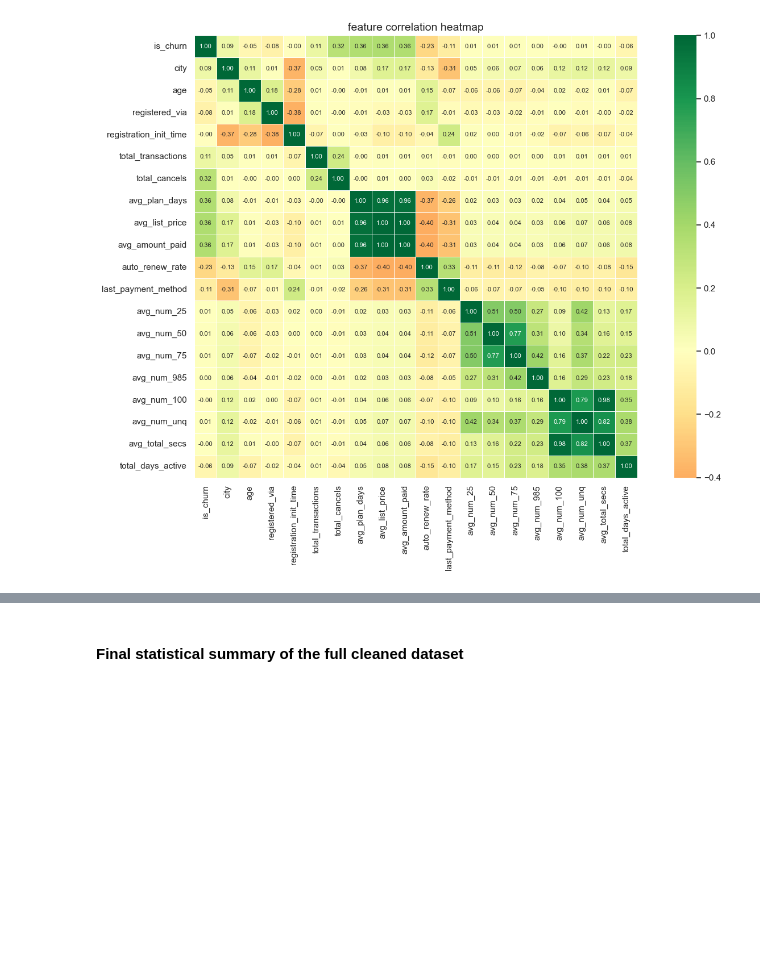
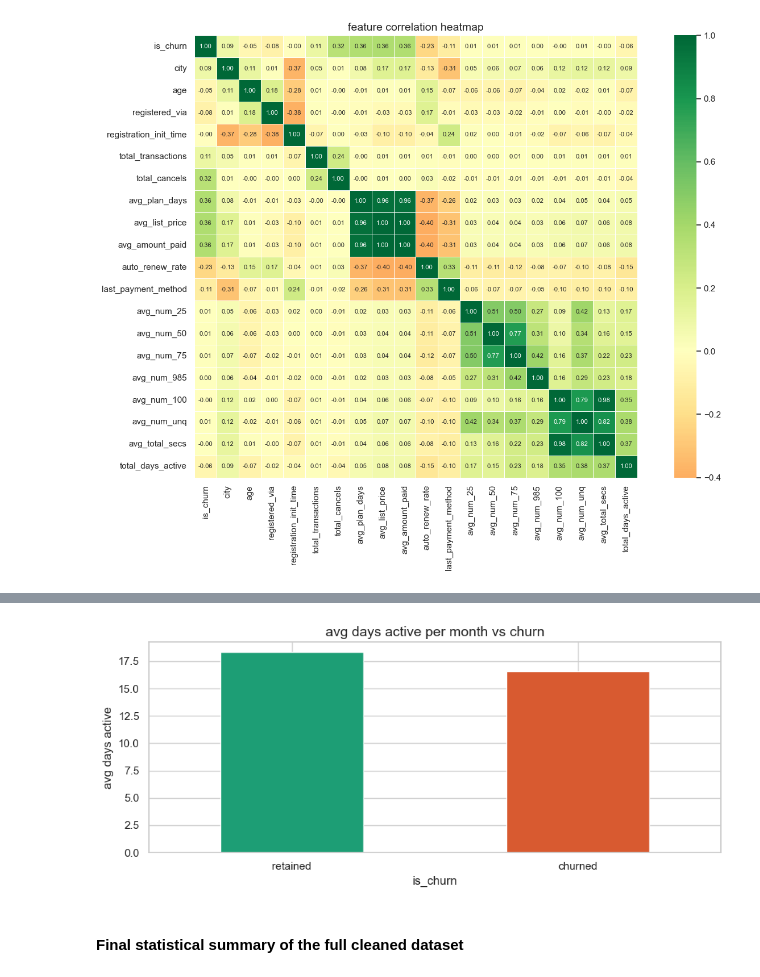
Before and after one commit to thm-msror/kkbox-churn-prediction, a Jupyter notebook: notebooks/01_EDA.ipynb, the cells around one changed output, grey strips where cells are left out. Drawn from its saved outputs; the diff is of its cells as text; code cells hidden in the pictures; blank space fills up the shorter version.

Commit message:
feat(eda): add Chart 8 — total_days_active vs churn to support 38% engagement drop claim

```diff
--- a/notebooks/01_EDA.ipynb
+++ b/notebooks/01_EDA.ipynb
@@ -790,3 +797,15 @@ plt.show()
+# %%
+plt.figure(figsize=(9, 4))
+df.groupby('is_churn')['total_days_active'].mean().plot(
+    kind='bar', color=['#1D9E75', '#D85A30'], edgecolor='white', rot=0)
+plt.title('avg days active per month vs churn')
+plt.xticks([0, 1], ['retained', 'churned'])
+plt.ylabel('avg days active')
+plt.tight_layout()
+plt.savefig('../Visualizations/plot_days_active_vs_churn.png', dpi=150, bbox_inches='tight')
+plt.show()
+# %% [output]
+[figure, added]
 # %% [markdown]
 #### Final statistical summary of the full cleaned dataset
 # %%
```
Also changed, not shown: parts of 1 cell of this notebook, 12 other files.
